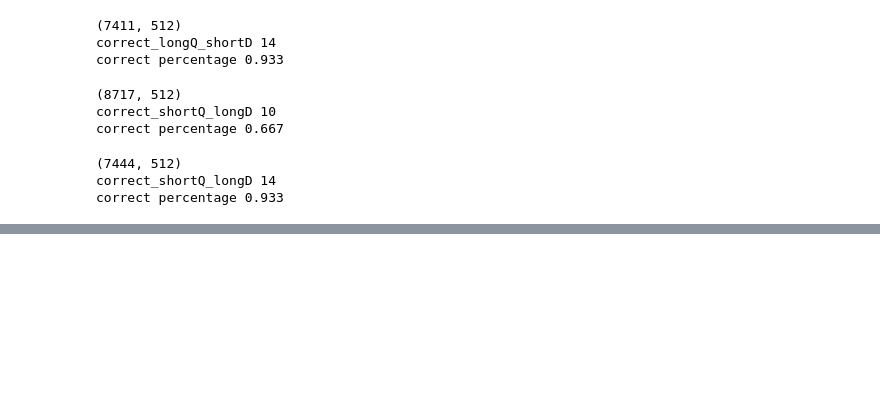
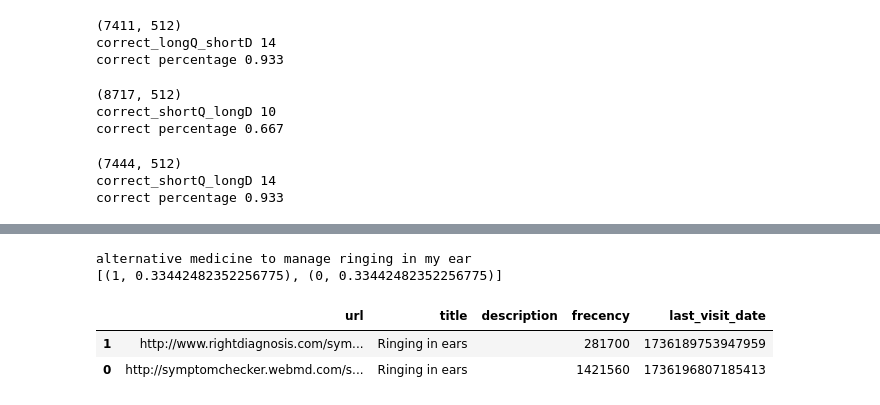
Before and after one commit to mozilla/smart_search, a Jupyter notebook: notebooks/static_embedding_evaluation.ipynb, the cells around one changed output, grey strips where cells are left out. Saved outputs shown, nothing was run; the diff lists cells and outputs as text; code cells hidden in the pictures; blank space fills up the shorter version.

Commit message:
static embeddings model evaluation nb updates with bqrs

```diff
--- a/notebooks/static_embedding_evaluation.ipynb
+++ b/notebooks/static_embedding_evaluation.ipynb
@@ -265,0 +273,14 @@ correct percentage 0.933
+# %%
+def serialize_f32(vector: List[float]) -> bytes:
+    """serializes a list of floats into a compact "raw bytes" format"""
+    return struct.pack("%sf" % len(vector), *vector)
+# %%
+db = sqlite3.connect(":memory:")
+db.enable_load_extension(True)
+sqlite_vec.load(db)
+db.enable_load_extension(False)
+
+sqlite_version, vec_version = db.execute(
+    "select sqlite_version(), vec_version()"
+).fetchone()
+print(f"sqlite_version={sqlite_version}, vec_version={vec_version}")
@@ -265,0 +293,12 @@ correct percentage 0.933
+# %%
+persona = "lonQ_shortD"
+EMBEDDING_SIZE = lonQ_shortD_profile_embeddings.shape[1]
+db.execute(f"CREATE VIRTUAL TABLE vec_items_{persona}_2 USING vec0(embedding float[{EMBEDDING_SIZE}], embedding_coarse bit[{EMBEDDING_SIZE}])")
+
+with db:
+    for idx, vec in enumerate(lonQ_shortD_profile_embeddings):
+        embedding = serialize_f32(vec)
+        db.execute(
+            f"INSERT INTO vec_items_{persona}_2(rowid, embedding, embedding_coarse) VALUES (?, ?, vec_quantize_binary(?))",
+            [idx, embedding, embedding],  # Convert vector to binary format
+        )
@@ -265,0 +346,10 @@ correct percentage 0.933
+# %%
+query = longQ[0]
+print(query)
+predict_coarse(query, lonQ_shortD_df)
+# %% [output]
+alternative medicine to manage ringing in my ear
+[(1, 0.33442482352256775), (0, 0.33442482352256775)]
+|  | url | title | description | frecency | last_visit_date |
+| 1 | http://www.rightdiagnosis.com/sym... | Ringing in ears |  | 281700 | 1736189753947959 |
+| 0 | http://symptomchecker.webmd.com/s... | Ringing in ears |  | 1421560 | 1736196807185413 |
```
Also changed, not shown: parts of 6 cells of this notebook.
